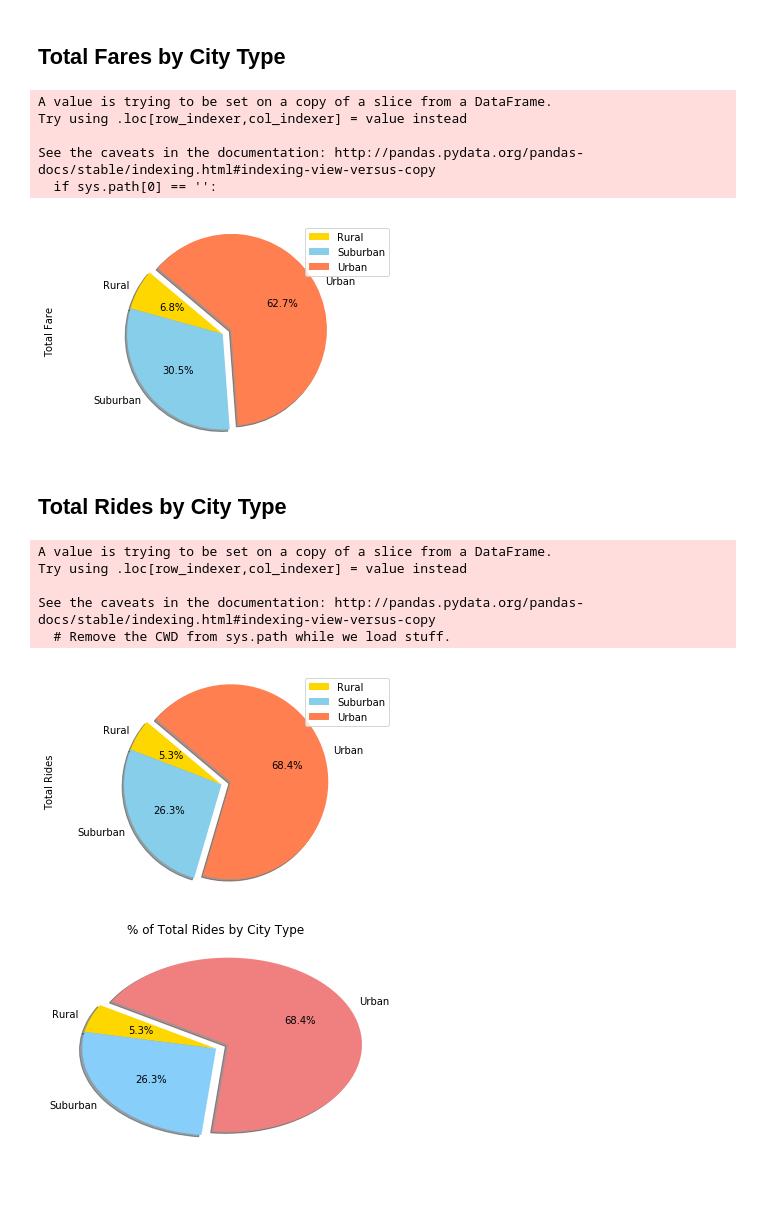
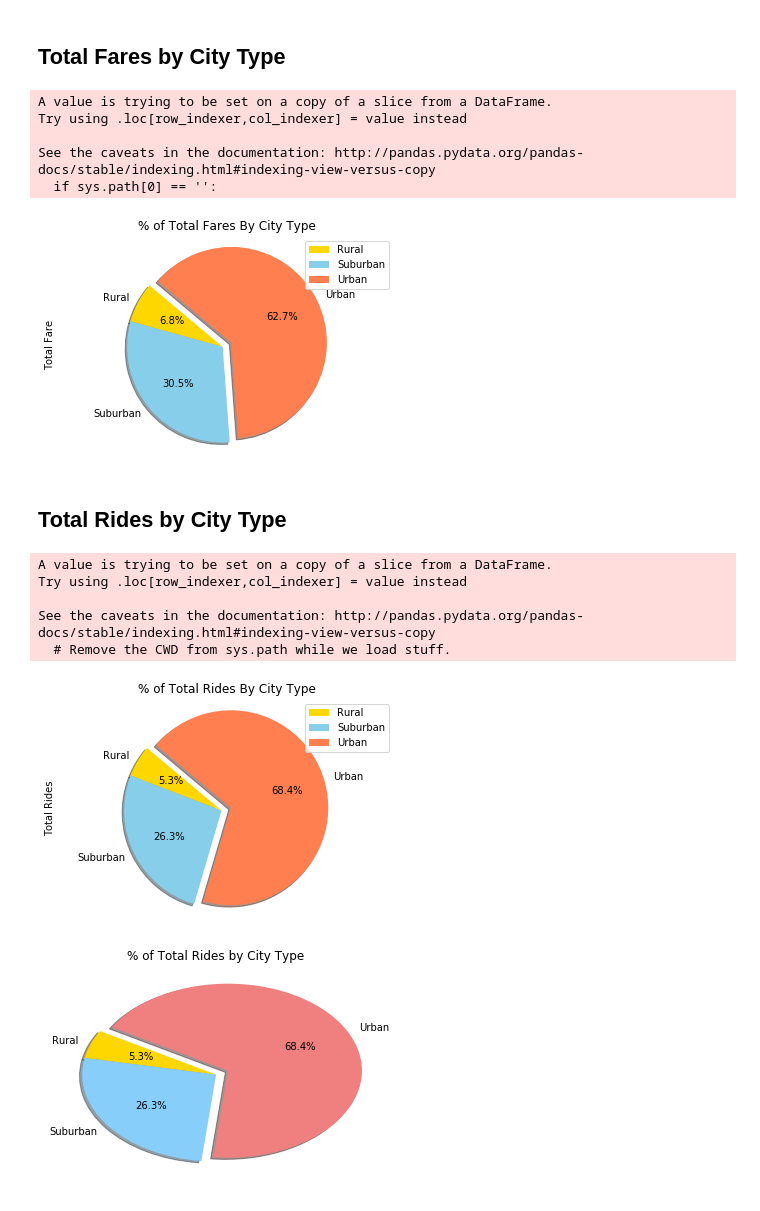
Before and after one commit to tjgrafft/Pyber_Analysis_Matplotlib, a Jupyter notebook: Pyber/pyber_TJG.ipynb, the cells around one changed output. Drawn from its saved outputs; the diff is of its cells as text; code cells hidden in the pictures.

```diff
--- a/Pyber/pyber_TJG.ipynb
+++ b/Pyber/pyber_TJG.ipynb
@@ -97,30 +97,31 @@ plt.show()
 # %%
 # Calculate Type Percents
 grouped_cities = combined_pyber_data.groupby(["type"])
 grouped_cities.head(10)
 sum_fare = grouped_cities.sum()
 
 # Build Pie Chart
 colors = ['gold', 'skyblue', 'coral']
 explode = (0, 0, 0.1)
 labels = ['Urban', 'Suburban', 'Rural']
 
 total_fares = sum_fare[["fare"]]
 total_fares['Total Fare'] = total_fares['fare']
 
 total_fares.plot(kind='pie', y = 'Total Fare', explode=explode, colors=colors, autopct='%1.1f%%', shadow=True, startangle=140)
 
 plt.axis("equal")
+plt.title("% of Total Fares By City Type")
 # Save an image of our chart and print the final product to the screen
 plt.savefig("TotalFarePies.png")
 plt.show()
 # %% [output]
 A value is trying to be set on a copy of a slice from a DataFrame.
 Try using .loc[row_indexer,col_indexer] = value instead
 
 See the caveats in the documentation: http://pandas.pydata.org/pandas-docs/stable/indexing.html#indexing-view-versus-copy
   if sys.path[0] == '':
-[figure, old version]
+[figure, new version]
 # %%
 # Show Figure
 plt.show()
@@ -141,6 +142,7 @@ total_rides['Total Rides'] = total_rides['city']
 total_rides.plot(kind='pie', y = 'Total Rides', explode=explode, colors=colors, autopct='%1.1f%%', shadow=True, startangle=140)
 
 plt.axis("equal")
+plt.title("% of Total Rides By City Type")
 # Save an image of our chart and print the final product to the screen
 plt.savefig("TotalRidePies.png")
 plt.show()
@@ -150,7 +152,7 @@ Try using .loc[row_indexer,col_indexer] = value instead
 
 See the caveats in the documentation: http://pandas.pydata.org/pandas-docs/stable/indexing.html#indexing-view-versus-copy
   # Remove the CWD from sys.path while we load stuff.
-[figure, old version]
+[figure, new version]
 # %%
 # Show Figure
 plt.show()
```
Also changed, not shown: parts of 1 cell of this notebook, 3 other files.
